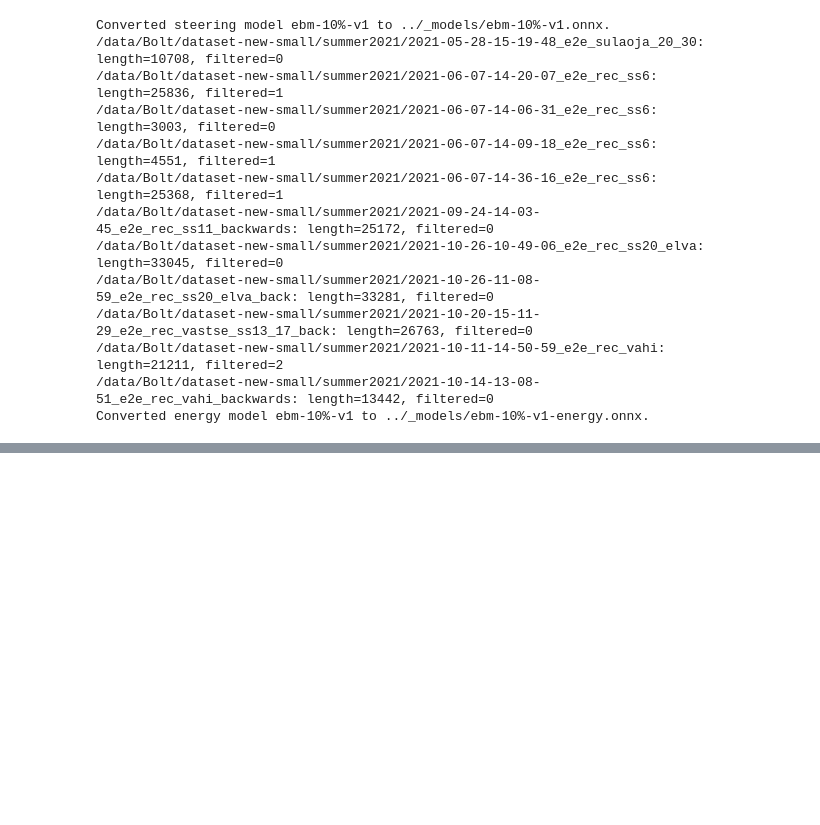
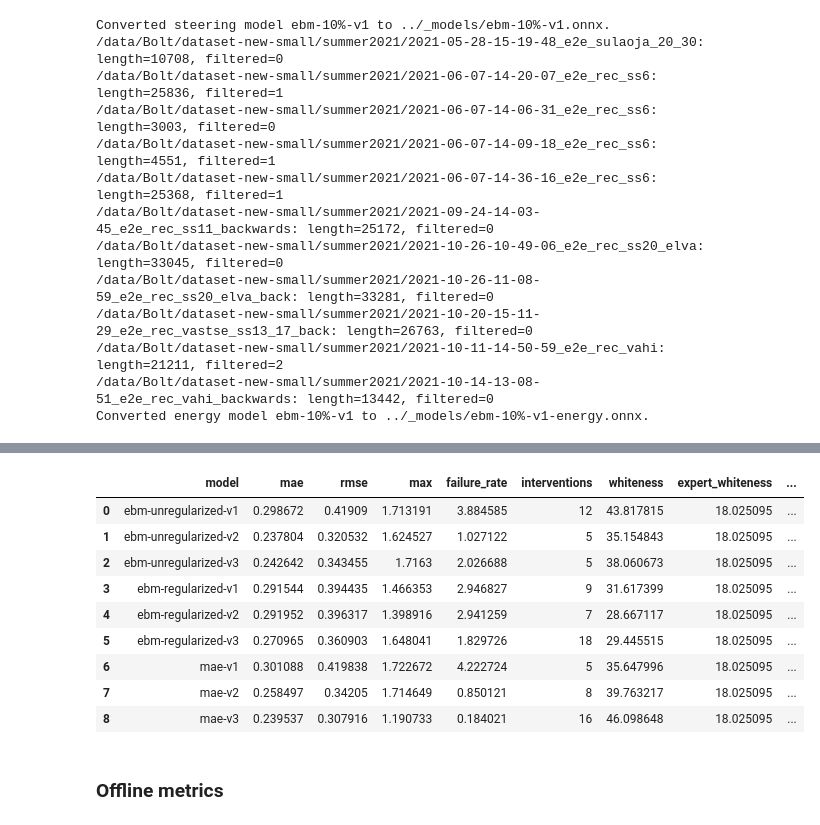
Before and after one commit to nikebless/e2e-driving, a Jupyter notebook: notebooks/thesis-evaluations.ipynb, the cells around one changed output, grey strips where cells are left out. Drawn from its saved outputs; the diff is of its cells as text; code cells hidden in the pictures; blank space fills up the shorter version.

```diff
--- a/notebooks/thesis-evaluations.ipynb
+++ b/notebooks/thesis-evaluations.ipynb
@@ -148,0 +285,24 @@ Converted energy model ebm-10%-v1 to ../_models/ebm-10%-v1-energy.onnx.
+# %%
+def calculate_metrics(driving_ds, expert_ds):
+    metrics_df = pd.DataFrame(columns=["model", "mae", "rmse", "max", "failure_rate",
+                                       "interventions", "whiteness", "expert_whiteness"])
+
+    for name, ds in driving_ds.items():
+        print(f"Calculating metrics for {name}")
+        cmd_frames = pd.read_csv(ds.dataset_paths[0] / 'vehicle_cmd.csv')
+        n_interventions = performance_df[performance_df['model_name'] == name]['n_interventions'].values.sum()
+        metrics = calculate_closed_loop_metrics(ds.frames, expert_ds.frames, cmd_frames=cmd_frames, fps=30, distance=4.3*2, interventions=n_interventions)
+        metrics['model'] = name
+        new_df = pd.DataFrame([metrics])
+        metrics_df = pd.concat([metrics_df, new_df], ignore_index=True)
+
+    return metrics_df
+# %%
+root_path = Path('/data/Bolt/drives-nikita-thesis/')
+expert_root_path = Path('/data/Bolt/dataset-new-big/summer2021/')
+
+datasets = { row['model_name']: [] for i, row in performance_df.iterrows()}
+for i, row in performance_df.iterrows():
+    datasets[row['model_name']].append(root_path / row['bag_name'])
+
+datasets = { k: NvidiaDataset(v) for k, v in datasets.items()}
@@ -148,0 +329,10 @@ Converted energy model ebm-10%-v1 to ../_models/ebm-10%-v1-energy.onnx.
+# %%
+human_drive = Path('/data/Bolt/dataset-new-big/summer2021/2021-10-26-10-49-06_e2e_rec_ss20_elva')
+human_drive_back = Path('/data/Bolt/dataset-new-big/summer2021/2021-10-26-11-08-59_e2e_rec_ss20_elva_back')
+human_drive_ds = NvidiaDataset([human_drive, human_drive_back])
+
+# trim human dataset to auto dataset
+forward_frames = pd.read_csv('/data/Bolt/drives-nikita-thesis/2022-08-04-17-33-33_elva_forward_ebm_regularized_v3/nvidia_frames.csv')
+back_frames = pd.read_csv('/data/Bolt/drives-nikita-thesis/2022-08-04-17-21-58_elva_back_ebm_regularized_v3/nvidia_frames.csv')
+
+trim_human_datasets_to_auto_datasets(human_drive_ds, forward_frames, back_frames)
@@ -148,0 +342,2 @@ Converted energy model ebm-10%-v1 to ../_models/ebm-10%-v1-energy.onnx.
+# %%
+metrics_df = calculate_metrics(datasets, human_drive_ds)
@@ -148,0 +354,15 @@ Converted energy model ebm-10%-v1 to ../_models/ebm-10%-v1-energy.onnx.
+# %%
+metrics_df
+# %% [output]
+|  | model | mae | rmse | max | failure_rate | interventions | whiteness | expert_whiteness | ... |
+| 0 | ebm-unregularized-v1 | 0.298672 | 0.41909 | 1.713191 | 3.884585 | 12 | 43.817815 | 18.025095 | ... |
+| 1 | ebm-unregularized-v2 | 0.237804 | 0.320532 | 1.624527 | 1.027122 | 5 | 35.154843 | 18.025095 | ... |
+| 2 | ebm-unregularized-v3 | 0.242642 | 0.343455 | 1.7163 | 2.026688 | 5 | 38.060673 | 18.025095 | ... |
+| 3 | ebm-regularized-v1 | 0.291544 | 0.394435 | 1.466353 | 2.946827 | 9 | 31.617399 | 18.025095 | ... |
+| 4 | ebm-regularized-v2 | 0.291952 | 0.396317 | 1.398916 | 2.941259 | 7 | 28.667117 | 18.025095 | ... |
+| 5 | ebm-regularized-v3 | 0.270965 | 0.360903 | 1.648041 | 1.829726 | 18 | 29.445515 | 18.025095 | ... |
+| 6 | mae-v1 | 0.301088 | 0.419838 | 1.722672 | 4.222724 | 5 | 35.647996 | 18.025095 | ... |
+| 7 | mae-v2 | 0.258497 | 0.34205 | 1.714649 | 0.850121 | 8 | 39.763217 | 18.025095 | ... |
+| 8 | mae-v3 | 0.239537 | 0.307916 | 1.190733 | 0.184021 | 16 | 46.098648 | 18.025095 | ... |
+# %% [markdown]
+### Offline metrics
```
Also changed, not shown: parts of 18 cells of this notebook, 3 other files.
